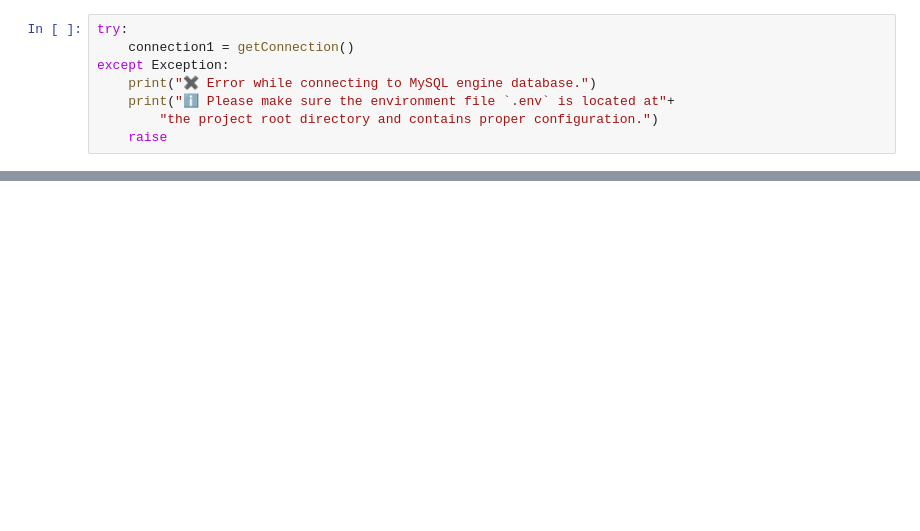
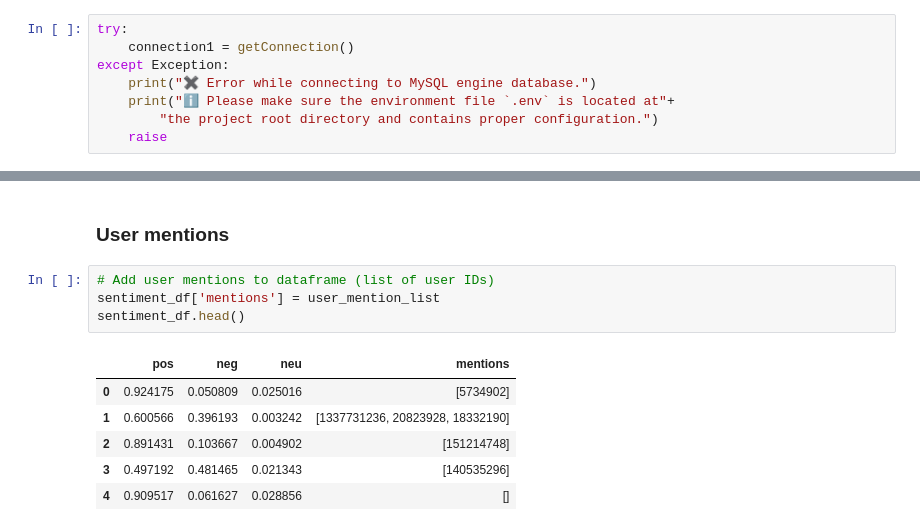
Before and after one commit to danamira/DBL-Data-Challenge, a Jupyter notebook: sentiment_analysis.ipynb, the cells around one changed output, grey strips where cells are left out. Drawn from its saved outputs; the diff is of its cells as text; blank space fills up the shorter version.

```diff
--- a/sentiment_analysis.ipynb
+++ b/sentiment_analysis.ipynb
@@ -184,0 +180,13 @@ Connection closed!
+# %% [markdown]
+### User mentions
+# %%
+# Add user mentions to dataframe (list of user IDs)
+sentiment_df['mentions'] = user_mention_list
+sentiment_df.head()
+# %% [output]
+|  | pos | neg | neu | mentions |
+| 0 | 0.924175 | 0.050809 | 0.025016 | [5734902] |
+| 1 | 0.600566 | 0.396193 | 0.003242 | [1337731236, 20823928, 18332190] |
+| 2 | 0.891431 | 0.103667 | 0.004902 | [151214748] |
+| 3 | 0.497192 | 0.481465 | 0.021343 | [140535296] |
+| 4 | 0.909517 | 0.061627 | 0.028856 | [] |
```
Also changed, not shown: parts of 11 cells of this notebook.
